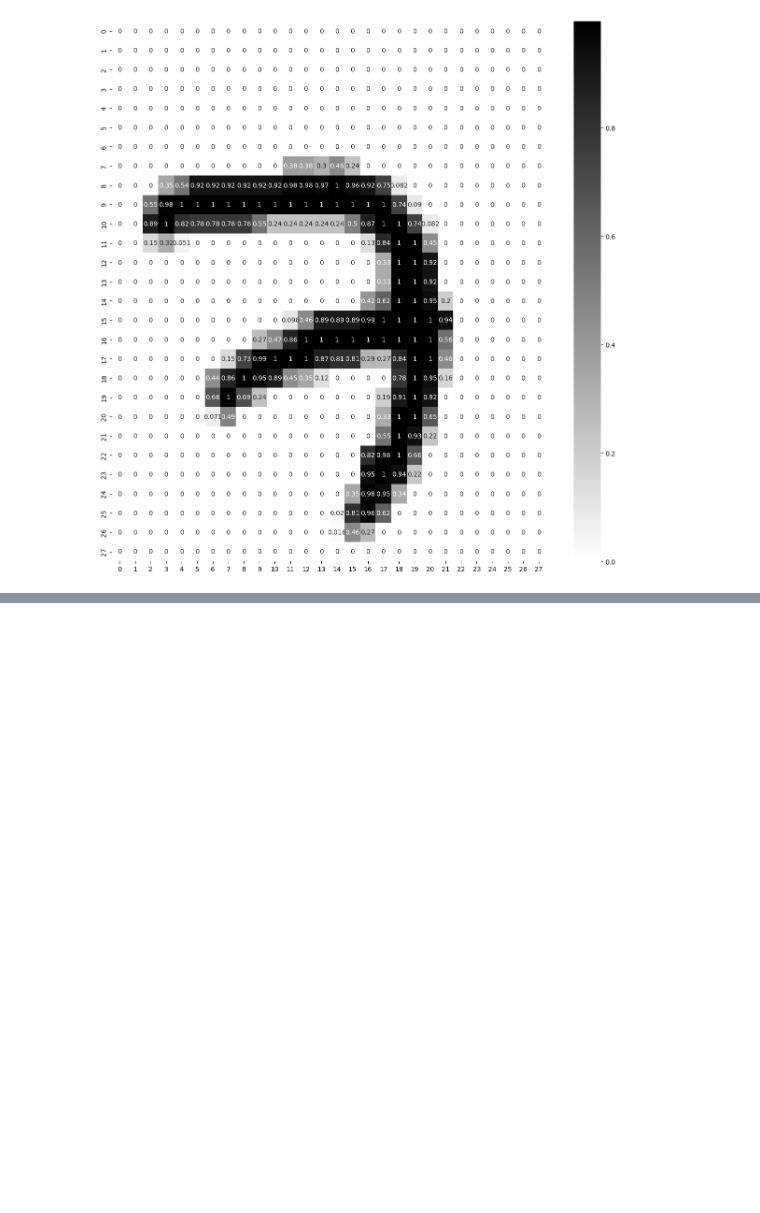
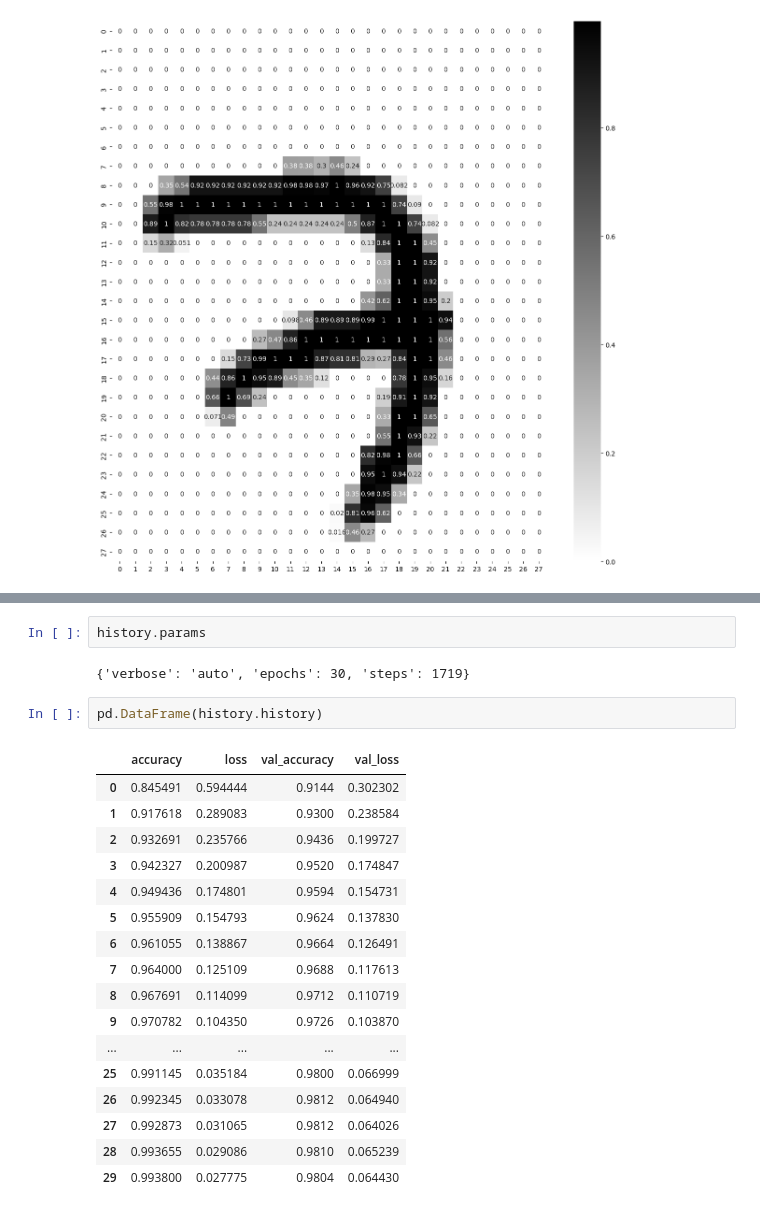
Before and after one commit to Monish-Nallagondalla/Deep_Learning_practise, a Jupyter notebook: ANN_implementation.ipynb, the cells around one changed output, grey strips where cells are left out. Drawn from its saved outputs; the diff is of its cells as text; blank space fills up the shorter version.

```diff
--- a/ANN_implementation.ipynb
+++ b/ANN_implementation.ipynb
@@ -93,0 +224,24 @@ height="300">
+# %%
+history.params
+# %% [output]
+{'verbose': 'auto', 'epochs': 30, 'steps': 1719}
+# %%
+pd.DataFrame(history.history)
+# %% [output]
+|  | accuracy | loss | val_accuracy | val_loss |
+| 0 | 0.845491 | 0.594444 | 0.9144 | 0.302302 |
+| 1 | 0.917618 | 0.289083 | 0.9300 | 0.238584 |
+| 2 | 0.932691 | 0.235766 | 0.9436 | 0.199727 |
+| 3 | 0.942327 | 0.200987 | 0.9520 | 0.174847 |
+| 4 | 0.949436 | 0.174801 | 0.9594 | 0.154731 |
+| 5 | 0.955909 | 0.154793 | 0.9624 | 0.137830 |
+| 6 | 0.961055 | 0.138867 | 0.9664 | 0.126491 |
+| 7 | 0.964000 | 0.125109 | 0.9688 | 0.117613 |
+| 8 | 0.967691 | 0.114099 | 0.9712 | 0.110719 |
+| 9 | 0.970782 | 0.104350 | 0.9726 | 0.103870 |
+| ... | ... | ... | ... | ... |
+| 25 | 0.991145 | 0.035184 | 0.9800 | 0.066999 |
+| 26 | 0.992345 | 0.033078 | 0.9812 | 0.064940 |
+| 27 | 0.992873 | 0.031065 | 0.9812 | 0.064026 |
+| 28 | 0.993655 | 0.029086 | 0.9810 | 0.065239 |
+| 29 | 0.993800 | 0.027775 | 0.9804 | 0.064430 |
```
Also changed, not shown: parts of 16 cells of this notebook.
